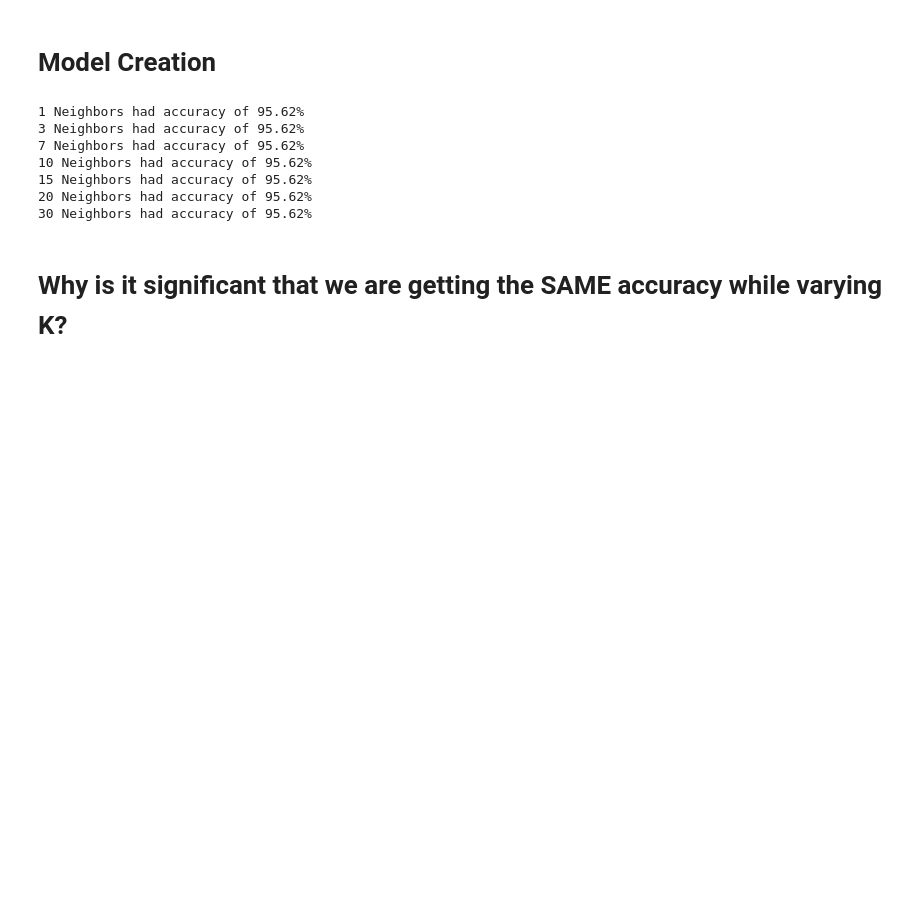
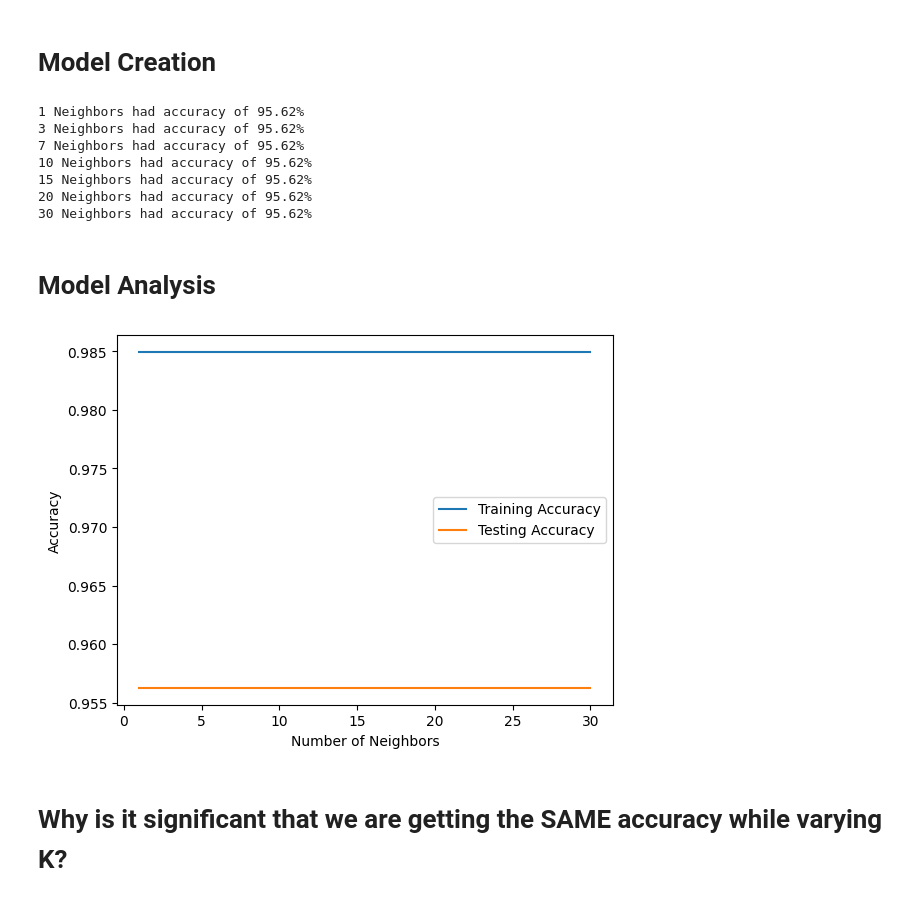
Before and after one commit to jshelb/alzheimers-ml-classification, a Jupyter notebook: models/KNN/KNN-Notebook.ipynb, the cells around one changed output. Cells and saved outputs as stored; diff of their text form; code cells hidden in the pictures; blank space fills up the shorter version.

Commit message:
Added plot for KNN

```diff
--- a/models/KNN/KNN-Notebook.ipynb
+++ b/models/KNN/KNN-Notebook.ipynb
@@ -129,9 +129,13 @@ X_train, X_test, y_train, y_test = train_test_split(X, y, test_size=0.2, random_
 # Model Creation
 # %%
 number_neighbors = [1, 3, 7, 10, 15, 20, 30]
+train_acc = []
+test_acc = []
 for num_neigh in number_neighbors:
     knn = KNeighborsClassifier(n_neighbors=7)
     knn.fit(X_train, y_train)
+    train_acc.append(knn.score(X_train, y_train))
+    test_acc.append(knn.score(X_test, y_test))
     print("{} Neighbors had accuracy of {:.2f}%".format(num_neigh, knn.score(X_test, y_test) * 100))
 # %% [output]
 1 Neighbors had accuracy of 95.62%
@@ -141,6 +145,17 @@ for num_neigh in number_neighbors:
 15 Neighbors had accuracy of 95.62%
 20 Neighbors had accuracy of 95.62%
 30 Neighbors had accuracy of 95.62%
+# %% [markdown]
+# Model Analysis
+# %%
+plt.plot(number_neighbors, train_acc, label='Training Accuracy')
+plt.plot(number_neighbors, test_acc, label='Testing Accuracy')
+plt.xlabel('Number of Neighbors')
+plt.ylabel('Accuracy')
+plt.legend()
+plt.show()
+# %% [output]
+[figure, added]
 # %% [markdown]
 # Why is it significant that we are getting the SAME accuracy while varying K?
 # %% [markdown]
```
